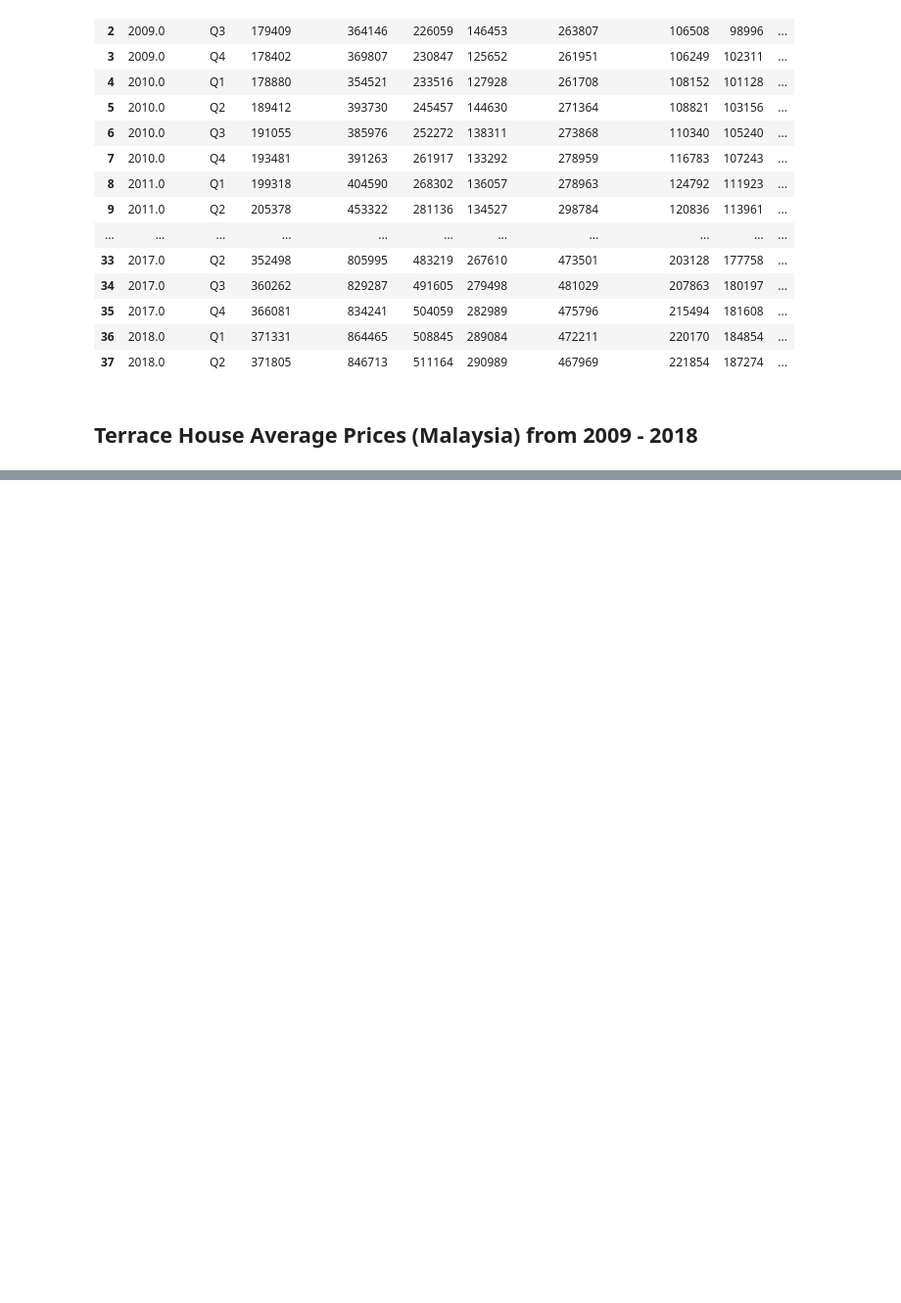
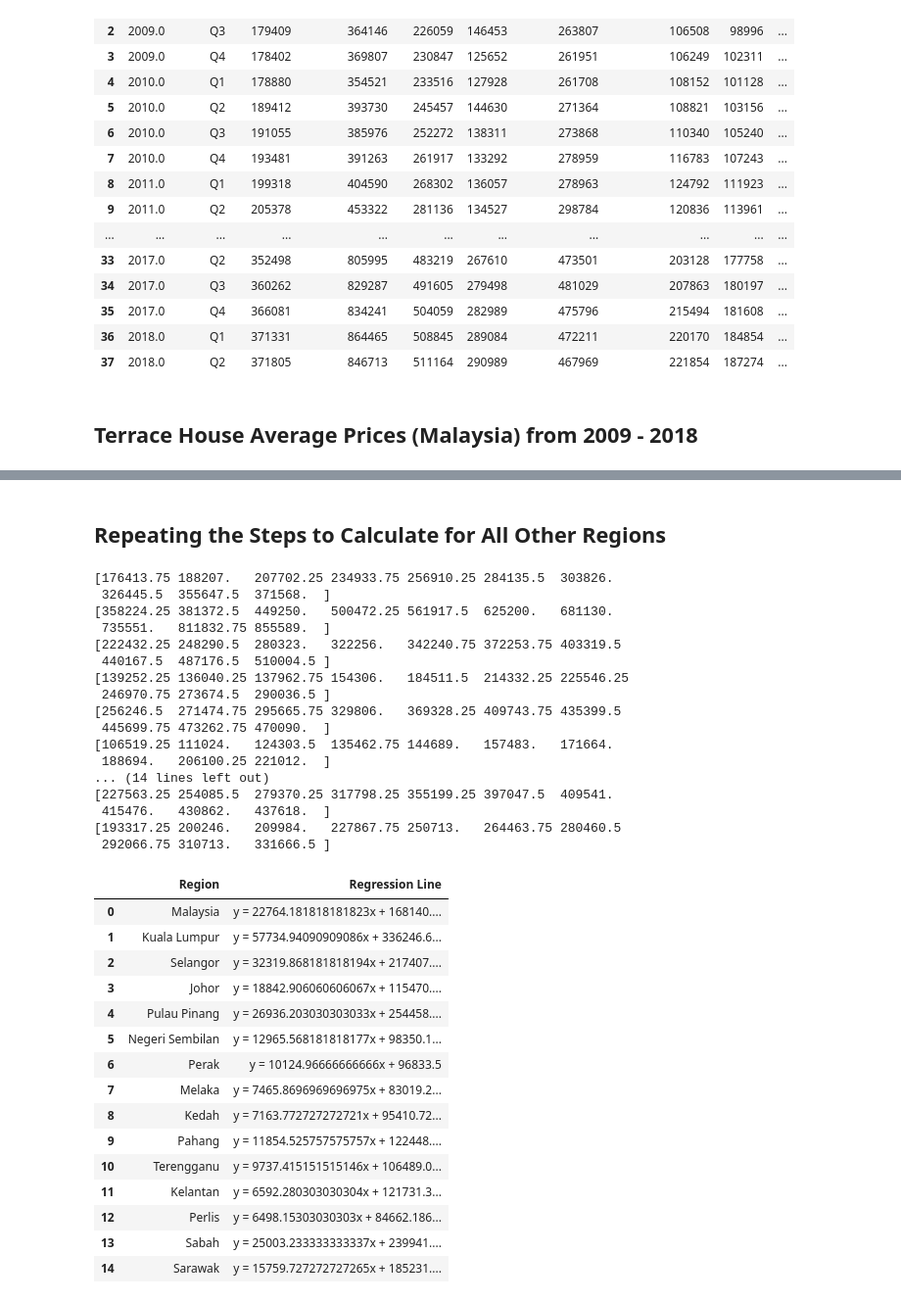
Before and after one commit to tengznaim/house-purchase-analysis, a Jupyter notebook: analysis.ipynb, the cells around one changed output, grey strips where cells are left out. Shown: that part at 98% size. Drawn from its saved outputs; the diff is of its cells as text; code cells hidden in the pictures; blank space fills up the shorter version.

```diff
--- a/analysis.ipynb
+++ b/analysis.ipynb
@@ -136,0 +140,53 @@ Years Since 2009: 9     | Fitted Price of House: 373017.76818181813     | Percen
+# %% [markdown]
+## Repeating the Steps to Calculate for All Other Regions
+# %%
+all_data = []
+years_since = np.array([i for i in range(0,10)])
+
+for region in columns:
+    region_averages = np.array([])
+    for year in years:
+        region_averages = np.append(region_averages, df[df["Tahun"] == year][region].mean())
+
+    A = np.vstack((years_since, np.ones((1,10), dtype='int32'))).transpose()
+    x = np.dot(np.linalg.inv(np.dot(np.transpose(A), A)), np.dot(np.transpose(A), region_averages))
+
+    regression_line = f"y = {x[0]}x + {x[1]}"
+    all_data.append([region, regression_line])
+
+all_equations = pd.DataFrame(all_data, columns=["Region", "Regression Line"])
+all_equations
+# %% [output]
+[176413.75 188207.   207702.25 234933.75 256910.25 284135.5  303826.
+ 326445.5  355647.5  371568.  ]
+[358224.25 381372.5  449250.   500472.25 561917.5  625200.   681130.
+ 735551.   811832.75 855589.  ]
+[222432.25 248290.5  280323.   322256.   342240.75 372253.75 403319.5
+ 440167.5  487176.5  510004.5 ]
+[139252.25 136040.25 137962.75 154306.   184511.5  214332.25 225546.25
+ 246970.75 273674.5  290036.5 ]
+[256246.5  271474.75 295665.75 329806.   369328.25 409743.75 435399.5
+ 445699.75 473262.75 470090.  ]
+[106519.25 111024.   124303.5  135462.75 144689.   157483.   171664.
+ 188694.   206100.25 221012.  ]
+... (14 lines left out)
+[227563.25 254085.5  279370.25 317798.25 355199.25 397047.5  409541.
+ 415476.   430862.   437618.  ]
+[193317.25 200246.   209984.   227867.75 250713.   264463.75 280460.5
+ 292066.75 310713.   331666.5 ]
+|  | Region | Regression Line |
+| 0 | Malaysia | y = 22764.181818181823x + 168140.... |
+| 1 | Kuala Lumpur | y = 57734.94090909086x + 336246.6... |
+| 2 | Selangor | y = 32319.868181818194x + 217407.... |
+| 3 | Johor | y = 18842.906060606067x + 115470.... |
+| 4 | Pulau Pinang | y = 26936.203030303033x + 254458.... |
+| 5 | Negeri Sembilan | y = 12965.568181818177x + 98350.1... |
+| 6 | Perak | y = 10124.96666666666x + 96833.5 |
+| 7 | Melaka | y = 7465.8696969696975x + 83019.2... |
+| 8 | Kedah | y = 7163.772727272721x + 95410.72... |
+| 9 | Pahang | y = 11854.525757575757x + 122448.... |
+| 10 | Terengganu | y = 9737.415151515146x + 106489.0... |
+| 11 | Kelantan | y = 6592.280303030304x + 121731.3... |
+| 12 | Perlis | y = 6498.15303030303x + 84662.186... |
+| 13 | Sabah | y = 25003.233333333337x + 239941.... |
+| 14 | Sarawak | y = 15759.727272727265x + 185231.... |
```
Also changed, not shown: parts of 4 cells of this notebook, 1 other file.
